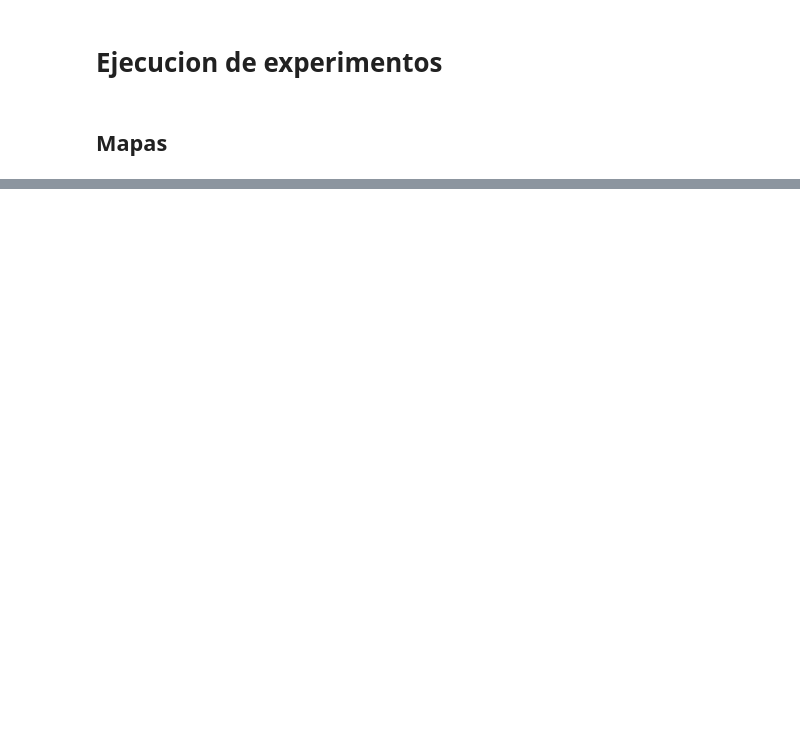
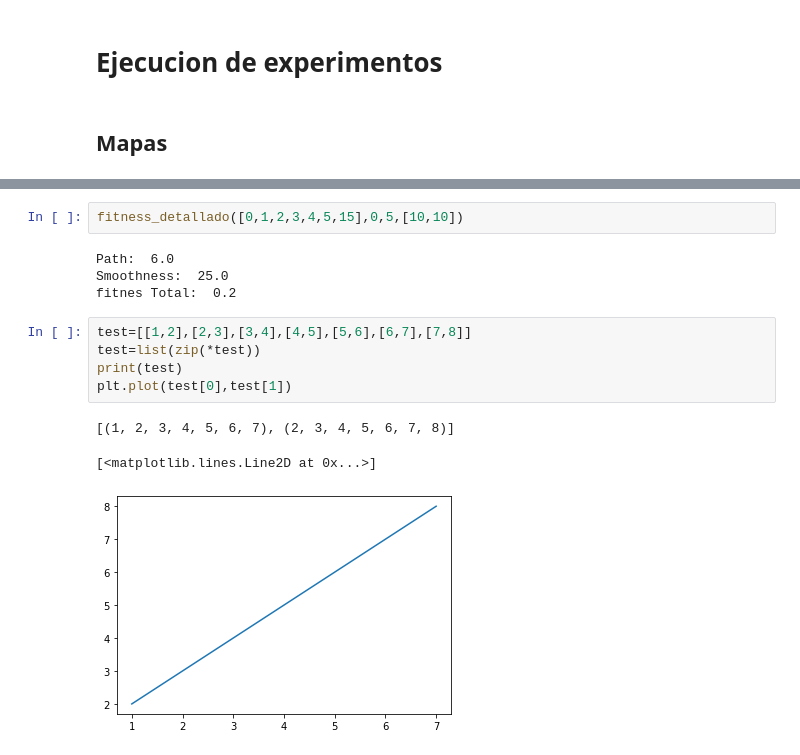
Before and after one commit to larax2do/RE-MPMGA, a Jupyter notebook: PFC1_MPMGA.ipynb, the cells around one changed output, grey strips where cells are left out. Drawn from its saved outputs; the diff is of its cells as text; blank space fills up the shorter version.

```diff
--- a/PFC1_MPMGA.ipynb
+++ b/PFC1_MPMGA.ipynb
@@ -378,0 +463,15 @@ inicio estandar----------------------------
+# %%
+fitness_detallado([0,1,2,3,4,5,15],0,5,[10,10])
+# %% [output]
+Path:  6.0
+Smoothness:  25.0
+fitnes Total:  0.2
+# %%
+test=[[1,2],[2,3],[3,4],[4,5],[5,6],[6,7],[7,8]]
+test=list(zip(*test))
+print(test)
+plt.plot(test[0],test[1])
+# %% [output]
+[(1, 2, 3, 4, 5, 6, 7), (2, 3, 4, 5, 6, 7, 8)]
+[<matplotlib.lines.Line2D at 0x...>]
+[figure, added]
```
Also changed, not shown: parts of 8 cells of this notebook.
